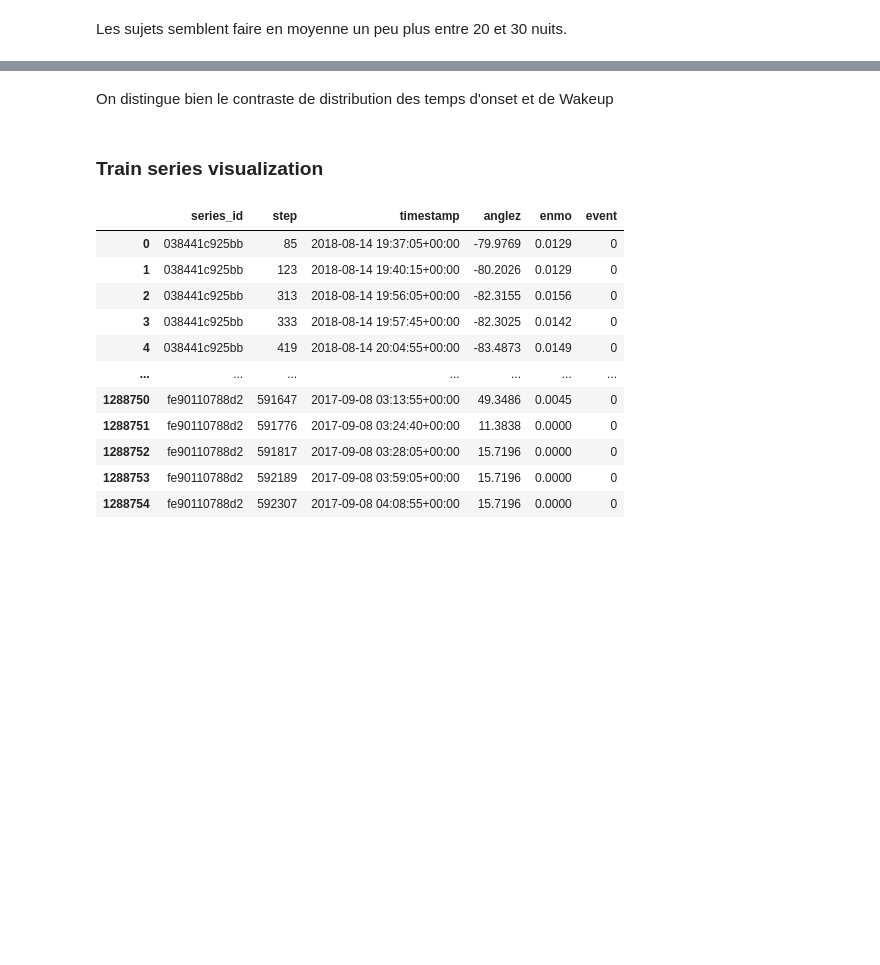
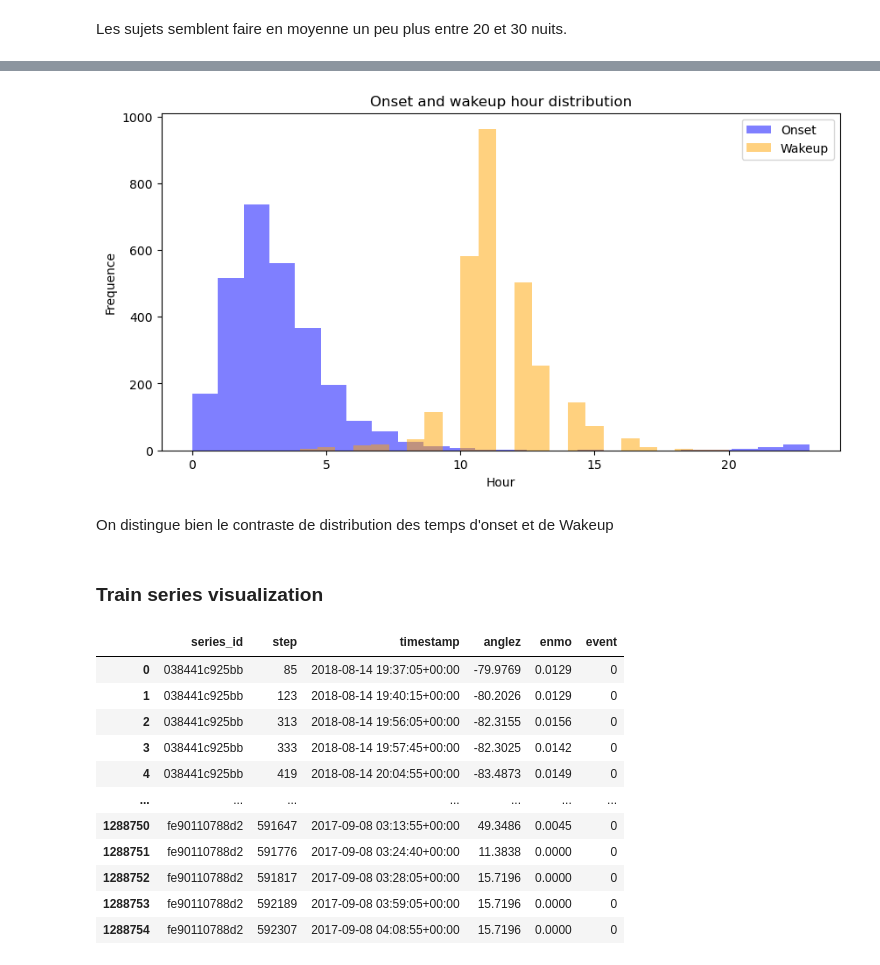
Before and after one commit to theo-serralta/sleep-states, a Jupyter notebook: src/visualization_theo.ipynb, the cells around one changed output, grey strips where cells are left out. Saved outputs shown, nothing was run; the diff lists cells and outputs as text; code cells hidden in the pictures; blank space fills up the shorter version.

```diff
--- a/src/visualization_theo.ipynb
+++ b/src/visualization_theo.ipynb
@@ -164,0 +200,5 @@ plt.show()
+# %%
+# Convert the timestamp columns to datetime format
+train_events['timestamp'] = pd.to_datetime(train_events['timestamp'], format='%Y-%m-%dT%H:%M:%S%z', utc=True)
+
+print(train_events.head())
@@ -164,0 +212,12 @@ plt.show()
+# %%
+# Separate onsets and wakeups
+onsets = train_events[train_events['event'] == 'onset']
+wakeups = train_events[train_events['event'] == 'wakeup']
+times_onset = onsets['timestamp'].dt.time
+times_wakeup = wakeups['timestamp'].dt.time
+
+earliest_onset_time = min(times_onset)
+latest_wakeup_time = max(times_wakeup)
+
+print(f"Earliest onset: {earliest_onset_time}")
+print(f"Latest wakeup: {latest_wakeup_time}")
@@ -165,3 +227,22 @@ plt.show()
+# %%
+hours_onset = onsets['timestamp'].dt.round('H').dt.hour
+hours_wakeup = wakeups['timestamp'].dt.round('H').dt.hour
+
+# plot onset and wakeup time distribution
+plt.figure(figsize=(10,5))
+plt.hist(hours_onset, bins=24, alpha=0.5, label='Onset', color='blue')
+plt.hist(hours_wakeup, bins=24, alpha=0.5, label='Wakeup', color='orange')
+
+# Ajouter des légendes et des titres
+plt.xlabel('Hour')
+plt.ylabel('Frequence')
+plt.title('Onset and wakeup hour distribution')
+plt.legend()
+
+# Afficher le plot
+plt.show()
+# %% [output]
+[figure, added]
 # %% [markdown]
 On distingue bien le contraste de distribution des temps d'onset et de Wakeup
 # %% [markdown]
```
Also changed, not shown: parts of 14 cells of this notebook.
